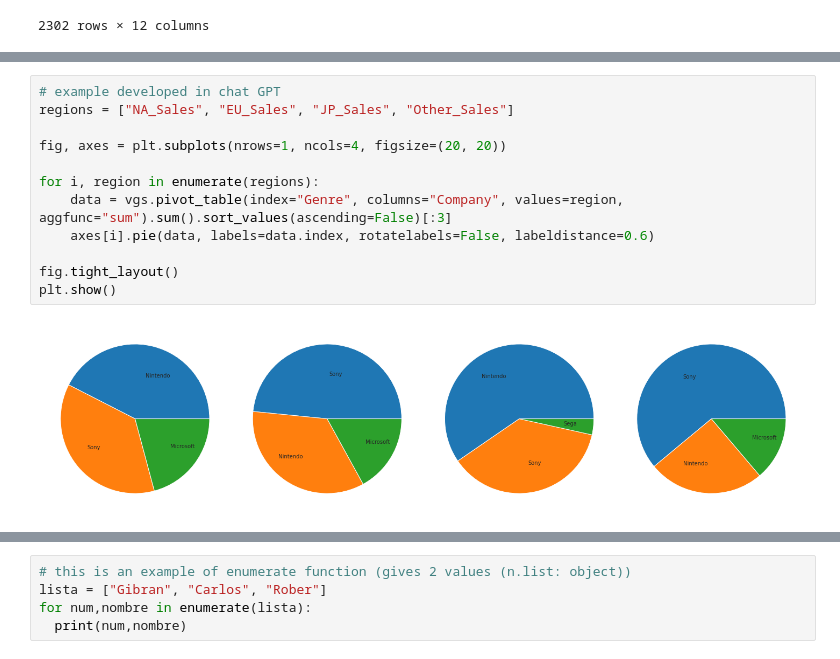
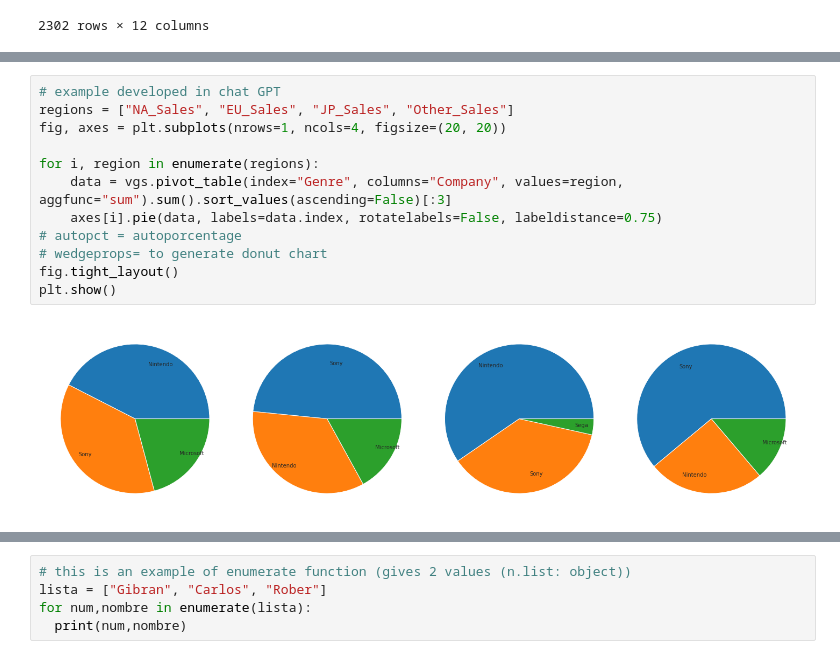
Before and after one commit to Gapcroz/Videogame-Sales-Analysis-, a Jupyter notebook: videogames_sales/vg_sales.ipynb, the cells around one changed output, grey strips where cells are left out. Drawn from its saved outputs; the diff is of its cells as text.

```diff
--- a/videogames_sales/vg_sales.ipynb
+++ b/videogames_sales/vg_sales.ipynb
@@ -337,14 +344,14 @@ plt.show()
 # %%
 # example developed in chat GPT
 regions = ["NA_Sales", "EU_Sales", "JP_Sales", "Other_Sales"]
-
 fig, axes = plt.subplots(nrows=1, ncols=4, figsize=(20, 20))
 
 for i, region in enumerate(regions):
     data = vgs.pivot_table(index="Genre", columns="Company", values=region, aggfunc="sum").sum().sort_values(ascending=False)[:3]
-    axes[i].pie(data, labels=data.index, rotatelabels=False, labeldistance=0.6)
-
+    axes[i].pie(data, labels=data.index, rotatelabels=False, labeldistance=0.75)
+# autopct = autoporcentage
+# wedgeprops= to generate donut chart
 fig.tight_layout()
 plt.show()
 # %% [output]
-[figure, old version]
+[figure, new version]
```
Also changed, not shown: parts of 11 cells of this notebook.
